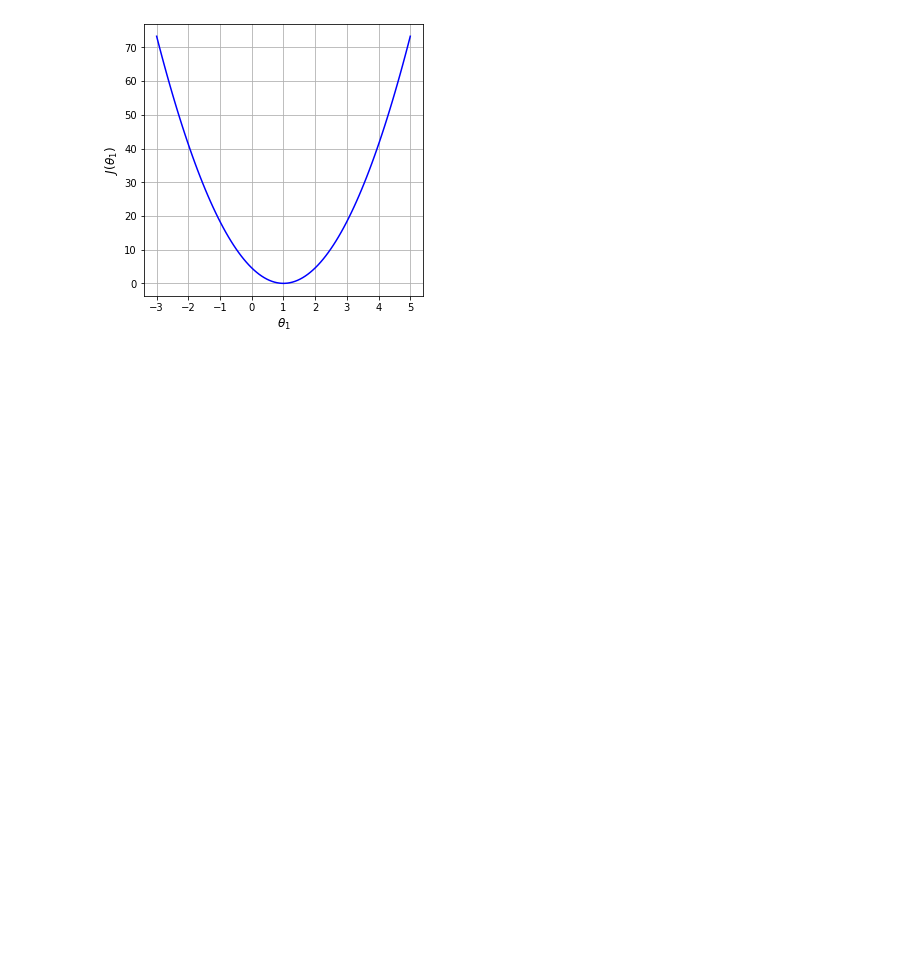
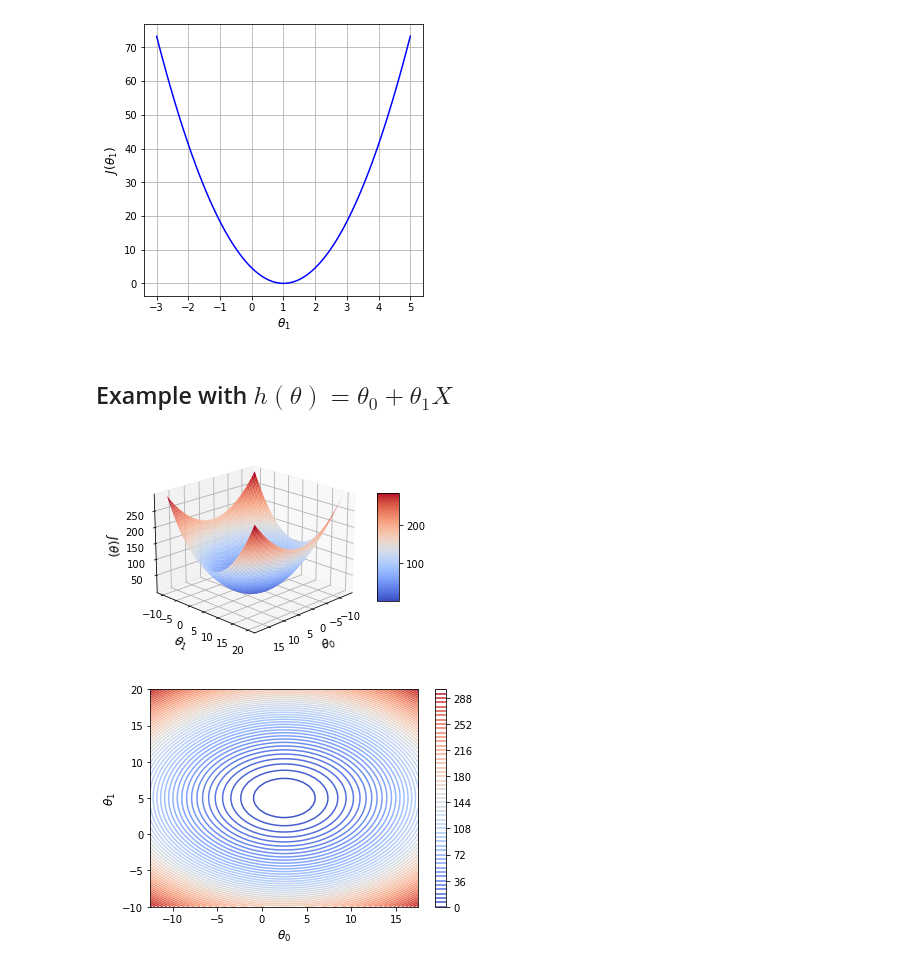
Before and after one commit to OswaldoCC17/imk-2021-2-aprendizaje-automatico, a Jupyter notebook: 03 - Linear Regression Details.ipynb, the cells around one changed output. Drawn from its saved outputs; the diff is of its cells as text; code cells hidden in the pictures; blank space fills up the shorter version.

```diff
--- a/03 - Linear Regression Details.ipynb
+++ b/03 - Linear Regression Details.ipynb
@@ -62,3 +62,35 @@ plt.grid(True)
 plt.show()
 # %% [output]
 [figure]
+# %% [markdown]
+## Example with $h(\theta) = \theta_0 + \theta_1 X$
+# %%
+X = np.linspace(-2,2,10)
+y = 2.5 + 5*X
+# %%
+m = X.size
+theta0 = np.linspace(-12.5, 17.5, 50)
+theta1 = np.linspace(-10, 20, 50)
+h = np.array([[th0+th1*X for th0 in theta0] for th1 in theta1])
+J = (1/(2*m))*((h-y)**2).sum(axis=2)
+# %%
+fig = plt.figure()
+ax = plt.axes(projection="3d")
+th0, th1 = np.meshgrid(theta0, theta1)
+surf = ax.plot_surface(th0, th1, J, cmap="coolwarm")
+
+ax.set_xlabel(r'$\theta_0$', fontsize=12)
+ax.set_ylabel(r'$\theta_1$', fontsize=12)
+ax.set_zlabel(r'$J(\theta)$', fontsize=12)
+fig.colorbar(surf, shrink=0.5, aspect=5)
+ax.view_init(20, 45)
+plt.show()
+
+plt.contour(th0, th1, J, 50, cmap="coolwarm")
+plt.xlabel(r'$\theta_0$', fontsize=12)
+plt.ylabel(r'$\theta_1$', fontsize=12)
+plt.colorbar()
+plt.show()
+# %% [output]
+[figure, added]
+[figure, added]
```
Also changed, not shown: parts of 1 cell of this notebook, 1 other file.
